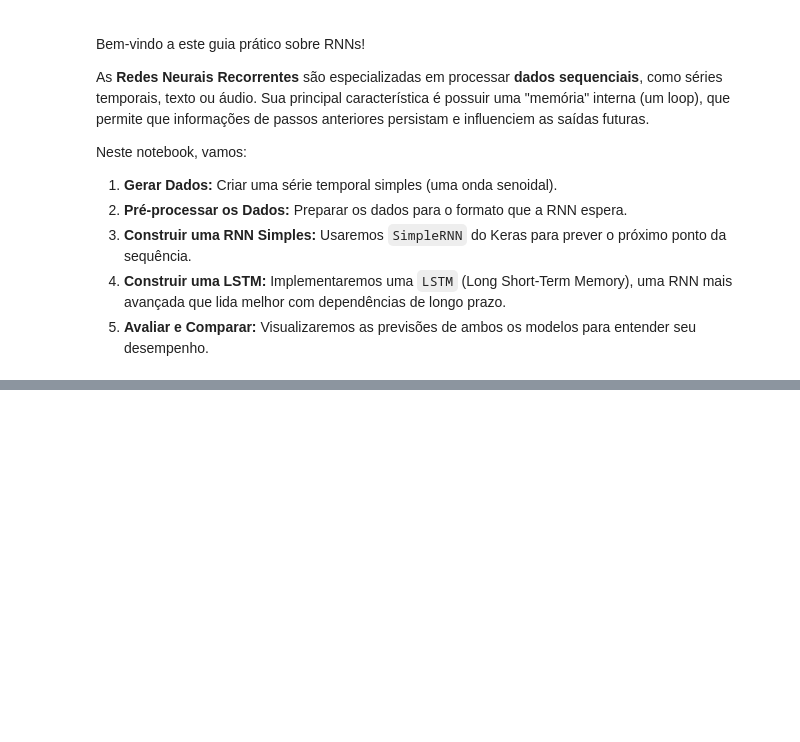
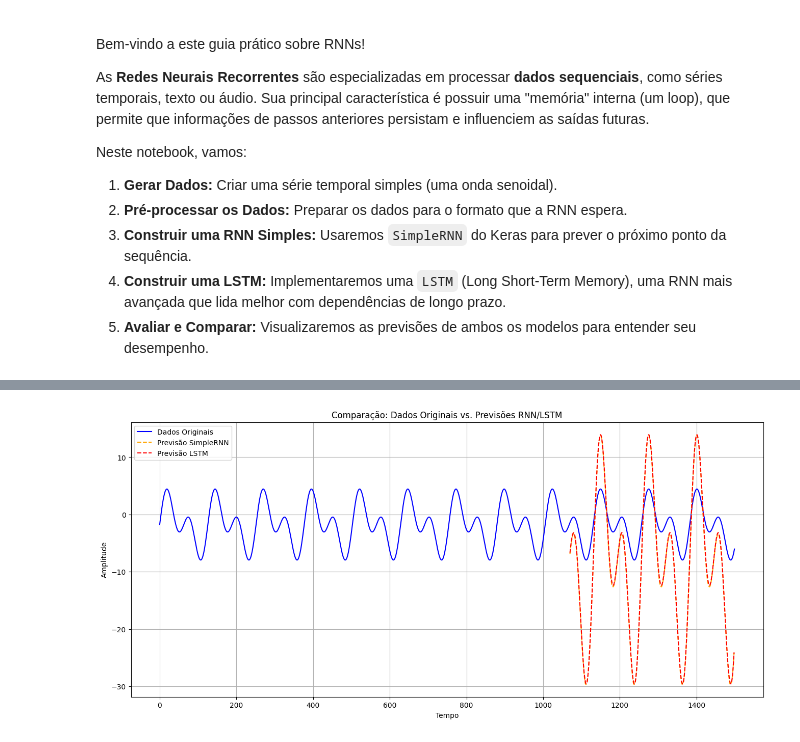
Before and after one commit to isaacdono/ml-studies, a Jupyter notebook: deep learning/rnn.ipynb, the cells around one changed output, grey strips where cells are left out. Drawn from its saved outputs; the diff is of its cells as text; code cells hidden in the pictures; blank space fills up the shorter version.

```diff
--- a/deep learning/rnn.ipynb
+++ b/deep learning/rnn.ipynb
@@ -40,5 +45,6 @@ plt.show()
 # %%
 # Dividindo em treino e teste
+data_scaled = amplitude.reshape(-1, 1) # altera a dimensao de 1D para 2D (Nx1), i.e. uma matriz bidimensional e nao mais um array
 train_size = int(len(data_scaled) * 0.70)
 test_size = len(data_scaled) - train_size
 train_data, test_data = data_scaled[0:train_size, :], data_scaled[train_size:len(data_scaled), :]
@@ -111,6 +178,8 @@ train_predict_lstm = lstm_model.predict(X_train)
 test_predict_lstm = lstm_model.predict(X_test)
 
 # Invertendo a normalização para a escala original
+scaler = MinMaxScaler(feature_range=(0, 1))
+scaler.fit(data_scaled)
 train_predict_rnn = scaler.inverse_transform(train_predict_rnn)
 test_predict_rnn = scaler.inverse_transform(test_predict_rnn)
 train_predict_lstm = scaler.inverse_transform(train_predict_lstm)
@@ -125,30 +202,33 @@ print(f"RMSE da LSTM no teste:    {rmse_lstm:.4f}")
 # %%
+
 """
 ### Visualizando as Previsões
 
 Vamos plotar os dados originais e as previsões dos nossos modelos para ver como eles se saíram.
 A linha azul representa os dados reais, enquanto as outras linhas mostram as previsões.
 """
 # Criando um array vazio para plotar as previsões na posição correta do eixo X
 plot_data = np.empty_like(data_scaled)
 plot_data[:, :] = np.nan
 
 # Previsões da RNN
-plot_data[len(train_data)+look_back+1:len(data_scaled)-1, :] = test_predict_rnn
+plot_data[len(train_data) + look_back : len(train_data) + look_back + len(test_predict_rnn), :] = test_predict_rnn
 
 # Previsões da LSTM
 plot_data_lstm = np.empty_like(data_scaled)
 plot_data_lstm[:, :] = np.nan
-plot_data_lstm[len(train_data)+look_back+1:len(data_scaled)-1, :] = test_predict_lstm
+plot_data_lstm[len(train_data) + look_back : len(train_data) + look_back + len(test_predict_lstm), :] = test_predict_lstm
 
 
 plt.figure(figsize=(16, 7))
 plt.plot(scaler.inverse_transform(data_scaled), label="Dados Originais", color='blue')
 plt.plot(scaler.inverse_transform(plot_data), label="Previsão SimpleRNN", color='orange', linestyle='--')
 plt.plot(scaler.inverse_transform(plot_data_lstm), label="Previsão LSTM", color='red', linestyle='--')
 plt.title("Comparação: Dados Originais vs. Previsões RNN/LSTM")
 plt.xlabel("Tempo")
 plt.ylabel("Amplitude")
 plt.legend()
 plt.grid(True)
 plt.show()
+# %% [output]
+[figure, added]
```
Also changed, not shown: parts of 7 cells of this notebook.
